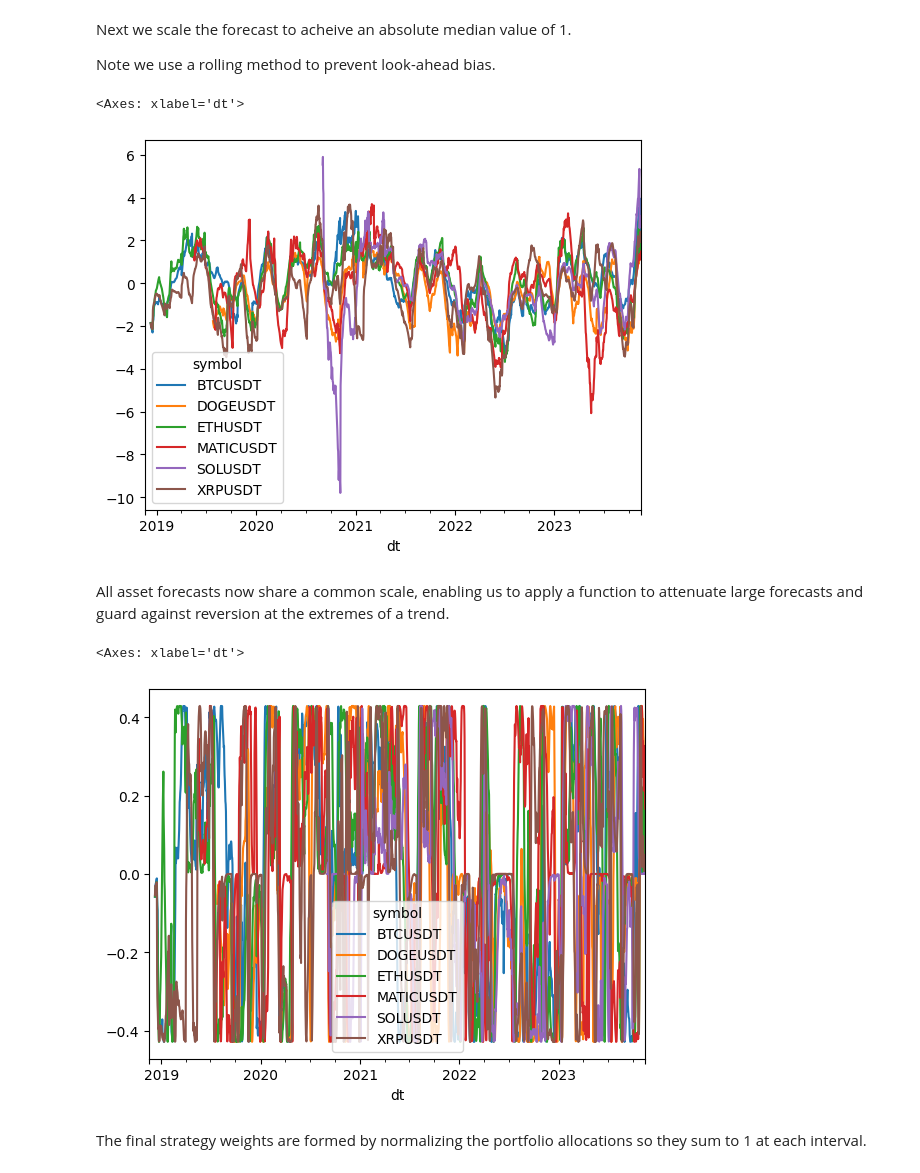
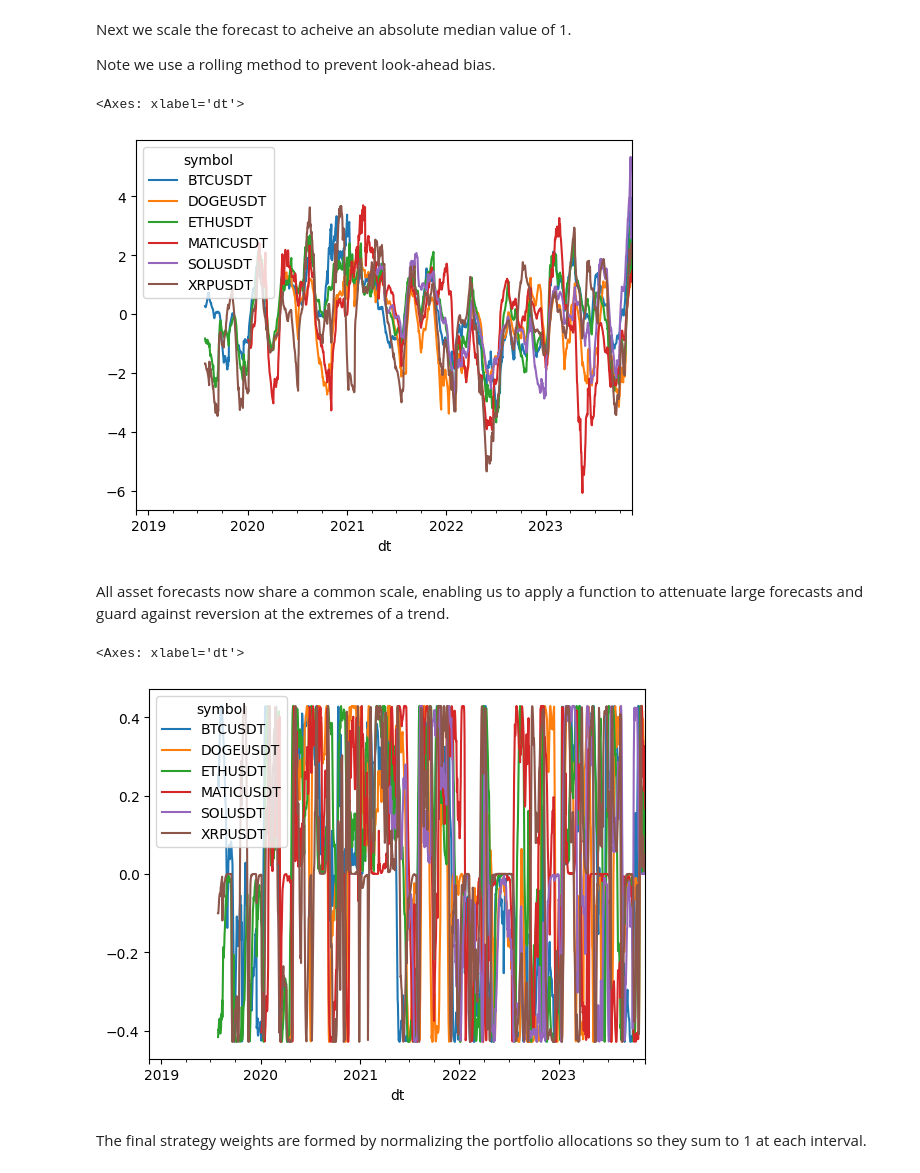
Before and after one commit to thecolngroup/alphavec, a Jupyter notebook: example.ipynb, the cells around one changed output. Drawn from its saved outputs; the diff is of its cells as text; code cells hidden in the pictures.

```diff
--- a/example.ipynb
+++ b/example.ipynb
@@ -83,33 +83,33 @@ Note we use a rolling method to prevent look-ahead bias.
 # %%
 def roll_scale(x: pd.DataFrame, scaler, window=252, min_periods=20) -> pd.DataFrame:
     return x.rolling(window=window, min_periods=min_periods).apply(
-        lambda x: scaler(x).iloc[-1]
+        lambda x: scaler(x)[-1], raw=True
     )
 
 
-def absmedian_scale(x: pd.Series) -> pd.Series:
-    absavg = x.abs().median()
+def absmedian_scale(x):
+    absavg = np.median(np.abs(x))
     scalar = 1 if absavg == 0 else 1 / absavg
     return x * scalar
 
 
 forecast = forecast.pipe(roll_scale, scaler=absmedian_scale)
 forecast.plot()
 # %% [output]
 <Axes: xlabel='dt'>
-[figure, old version]
+[figure, new version]
 # %% [markdown]
 All asset forecasts now share a common scale, enabling us to apply a function to attenuate large forecasts and guard against reversion at the extremes of a trend.
 # %%
-def reverting_sigmoid(x, alpha: float = 1, beta: float = 1) -> float:
-    return x * np.exp(-((x / (alpha * beta)) ** 2))
+def reverting_sigmoid(x):
+    return x * np.exp(-(x**2))
 
 
 forecast = forecast.map(reverting_sigmoid)
 forecast.plot()
 # %% [output]
 <Axes: xlabel='dt'>
-[figure, old version]
+[figure, new version]
 # %% [markdown]
 The final strategy weights are formed by normalizing the portfolio allocations so they sum to 1 at each interval.
 # %%
```
Also changed, not shown: parts of 4 cells of this notebook.
